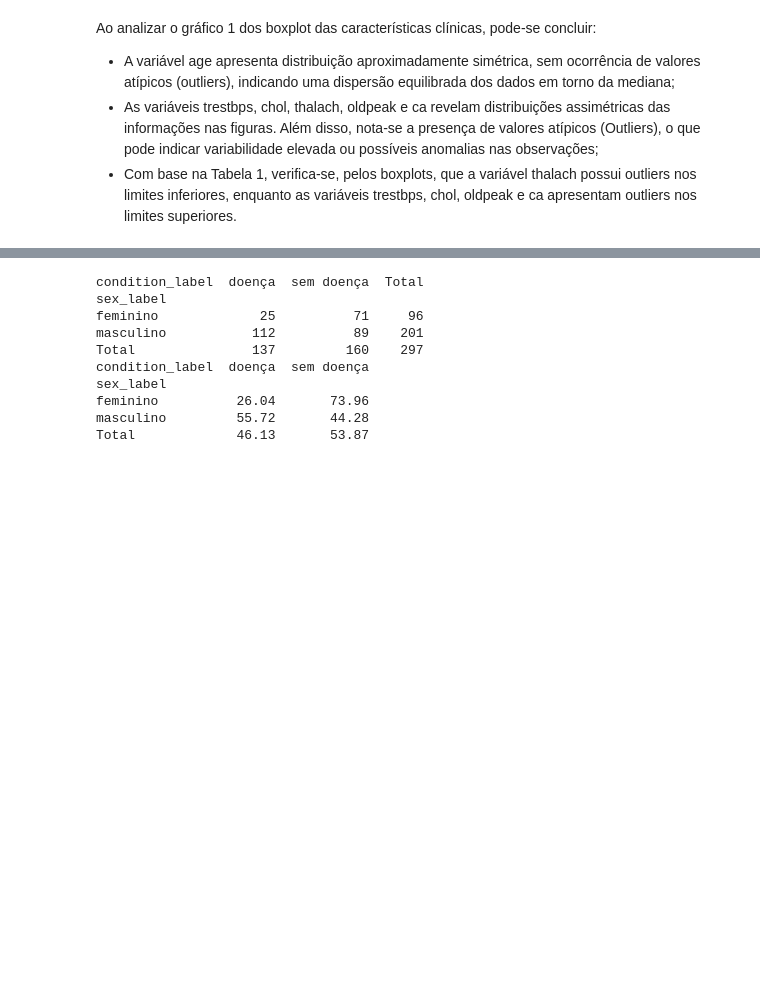
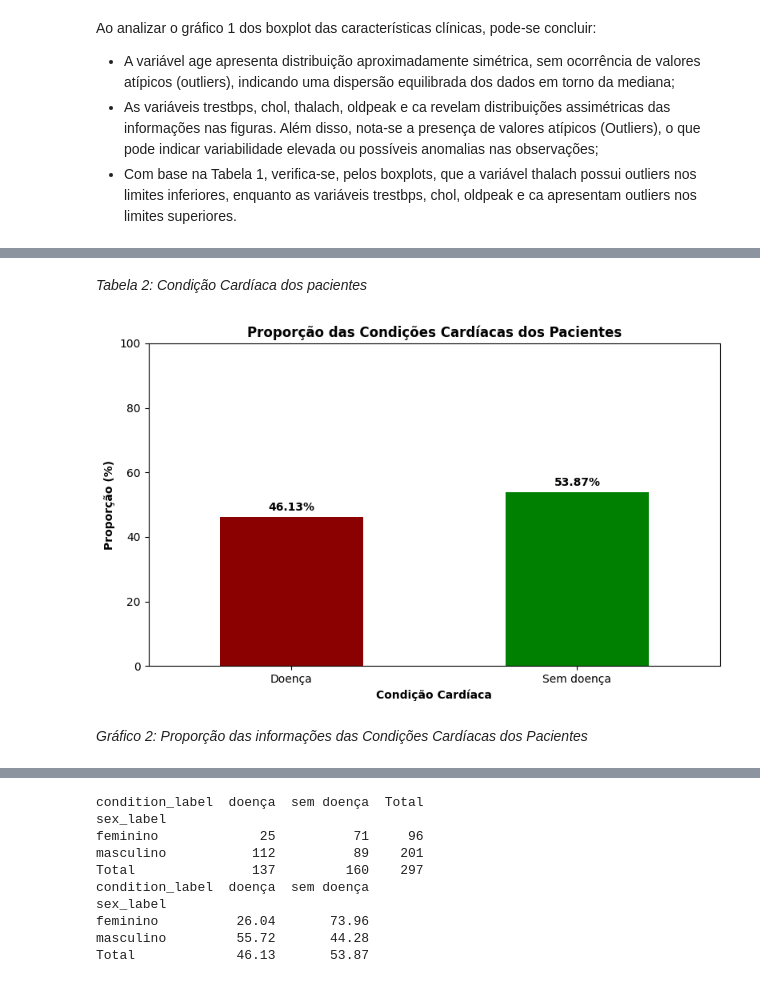
Before and after one commit to luiscpl/PUC_MVP, a Jupyter notebook: MVP_LUIS_CLAUDIO.ipynb, the cells around one changed output, grey strips where cells are left out. Cells and saved outputs as stored; diff of their text form; code cells hidden in the pictures; blank space fills up the shorter version.

```diff
--- a/MVP_LUIS_CLAUDIO.ipynb
+++ b/MVP_LUIS_CLAUDIO.ipynb
@@ -303,0 +325,27 @@ Ao analizar o gráfico 1 dos boxplot das características clínicas, pode-se con
+# %% [markdown]
+*Tabela 2:  Condição Cardíaca dos pacientes*
+# %%
+# Gráfico de colunas mostrando a proporção (%) de cada condição cardíaca com eixo y de 0 a 100%
+proporcao = df['condition_label'].value_counts(normalize=True).sort_index() * 100
+
+plt.figure(figsize=(8, 5))
+ax = proporcao.plot(
+    kind='bar',
+    color=['#8B0000', 'green']
+)
+ax.set_xticklabels(['Doença', 'Sem doença'], rotation=0)
+ax.set_xlabel('Condição Cardíaca', fontweight='bold')
+ax.set_ylabel('Proporção (%)', fontweight='bold')
+ax.set_title('Proporção das Condições Cardíacas dos Pacientes', fontweight='bold')
+ax.set_ylim(0, 100)
+
+# Adiciona os valores percentuais nas barras
+for i, v in enumerate(proporcao):
+    ax.text(i, v + 2, f"{v:.2f}%", ha='center', fontweight='bold')
+
+plt.tight_layout()
+plt.show()
+# %% [output]
+[figure, added]
+# %% [markdown]
+*Gráfico 2: Proporção das informações das Condições Cardíacas dos Pacientes*
```
Also changed, not shown: parts of 20 cells of this notebook.
